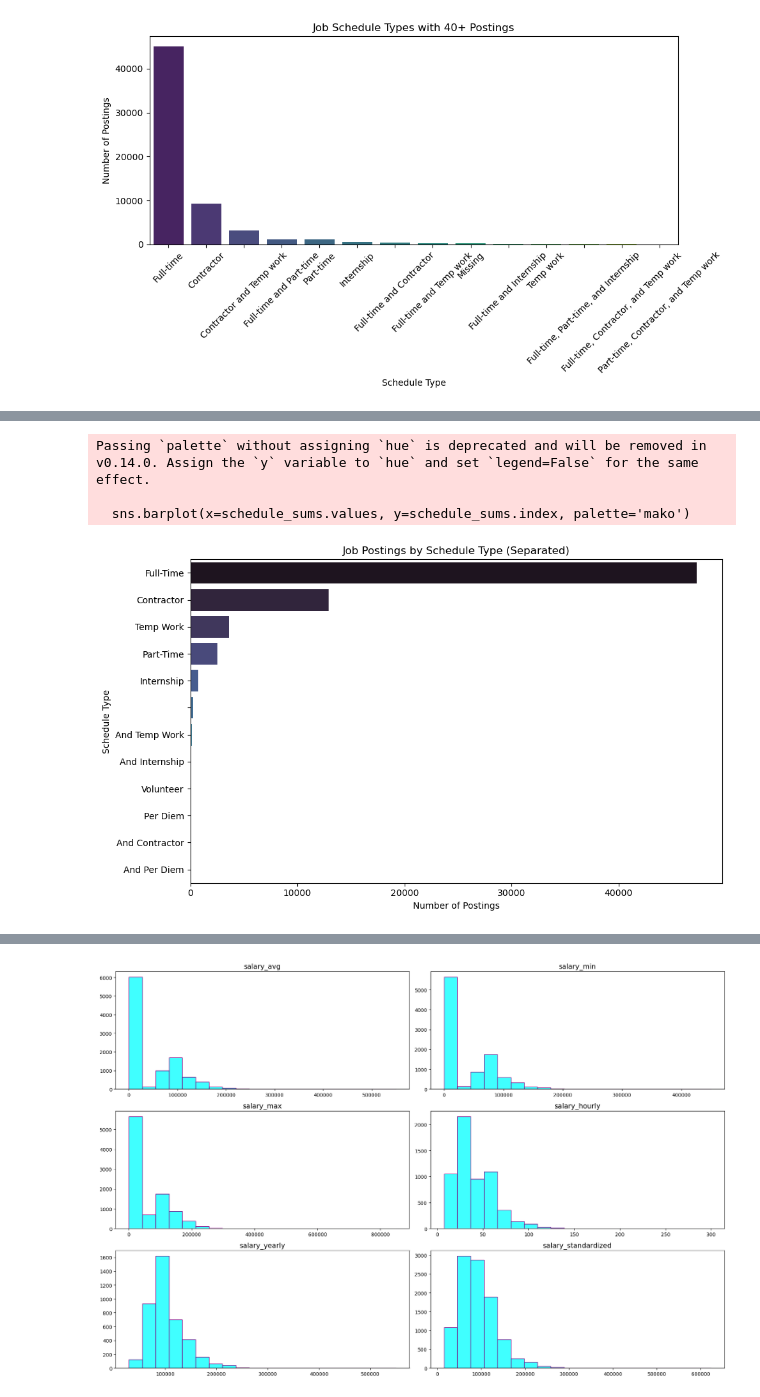
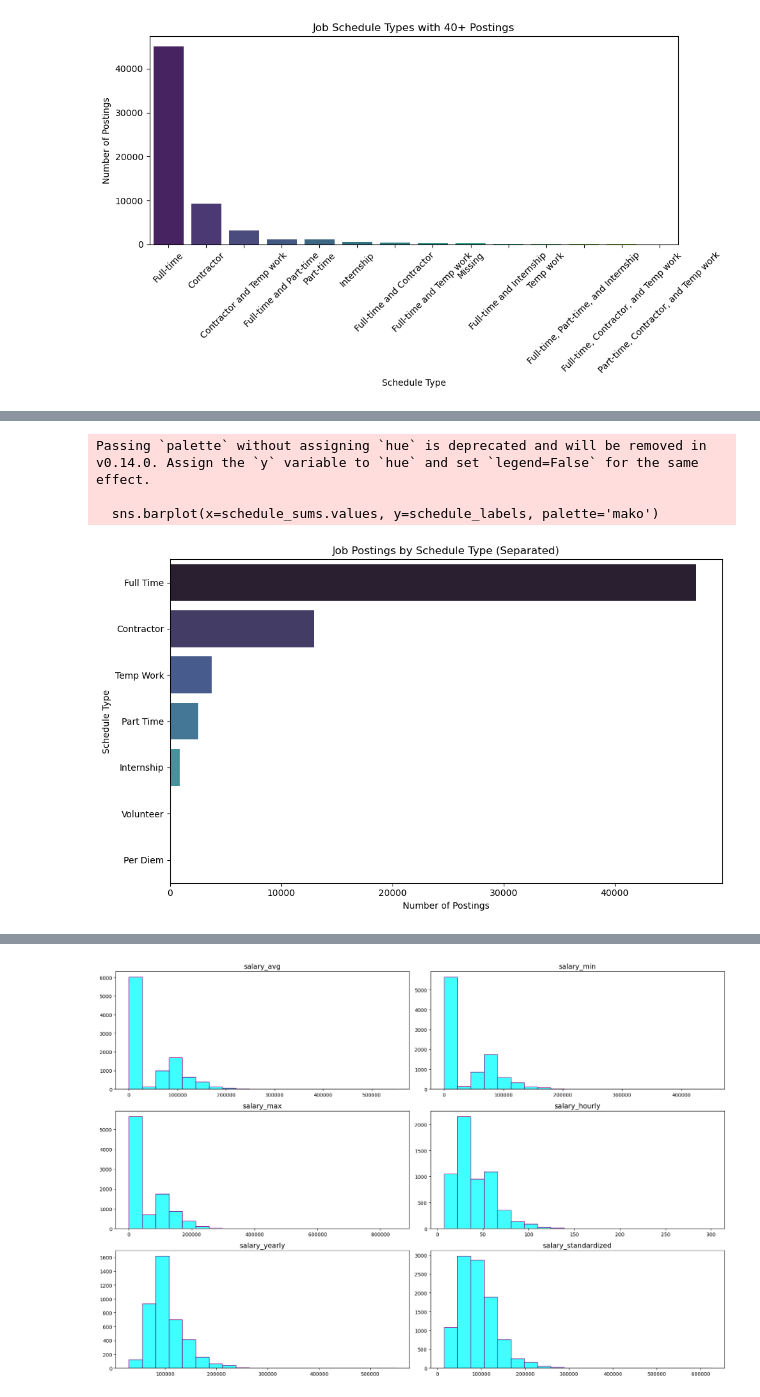
Before and after one commit to dq93/Data_Analyst_Job_Trends, a Jupyter notebook: code/EDA.ipynb, the cells around one changed output, grey strips where cells are left out. Drawn from its saved outputs; the diff is of its cells as text; code cells hidden in the pictures.

```diff
--- a/code/EDA.ipynb
+++ b/code/EDA.ipynb
@@ -204,23 +235,19 @@ df = pd.concat([df, schedule_dummies], axis=1)
 # %%
-# Get only the one-hot encoded schedule columns
+# Count each schedule type
 schedule_columns = [col for col in df.columns if col.startswith('is_')]
+schedule_sums = df[schedule_columns].sum().sort_values(ascending=False)
+schedule_labels = schedule_sums.index.str.replace('is_', '').str.replace('_', ' ').str.title()
 
-# Sum each column to count how many jobs include that type
-schedule_sums = df[schedule_columns].sum().sort_values(ascending=False)
-
-# Clean up column names for display (remove "is_")
-schedule_sums.index = schedule_sums.index.str.replace('is_', '').str.replace('_', ' ').str.title()
-
-# Plot
+# Plot bar chart
 plt.figure(figsize=(10, 6))
-sns.barplot(x=schedule_sums.values, y=schedule_sums.index, palette='mako')
+sns.barplot(x=schedule_sums.values, y=schedule_labels, palette='mako')
 plt.title('Job Postings by Schedule Type (Separated)')
 plt.xlabel('Number of Postings')
 plt.ylabel('Schedule Type')
 plt.tight_layout()
 plt.show()
 # %% [output]
 Passing `palette` without assigning `hue` is deprecated and will be removed in v0.14.0. Assign the `y` variable to `hue` and set `legend=False` for the same effect.
 
-  sns.barplot(x=schedule_sums.values, y=schedule_sums.index, palette='mako')
+  sns.barplot(x=schedule_sums.values, y=schedule_labels, palette='mako')
-[figure, old version]
+[figure, new version]
```
Also changed, not shown: parts of 33 cells of this notebook, 3 other files.
